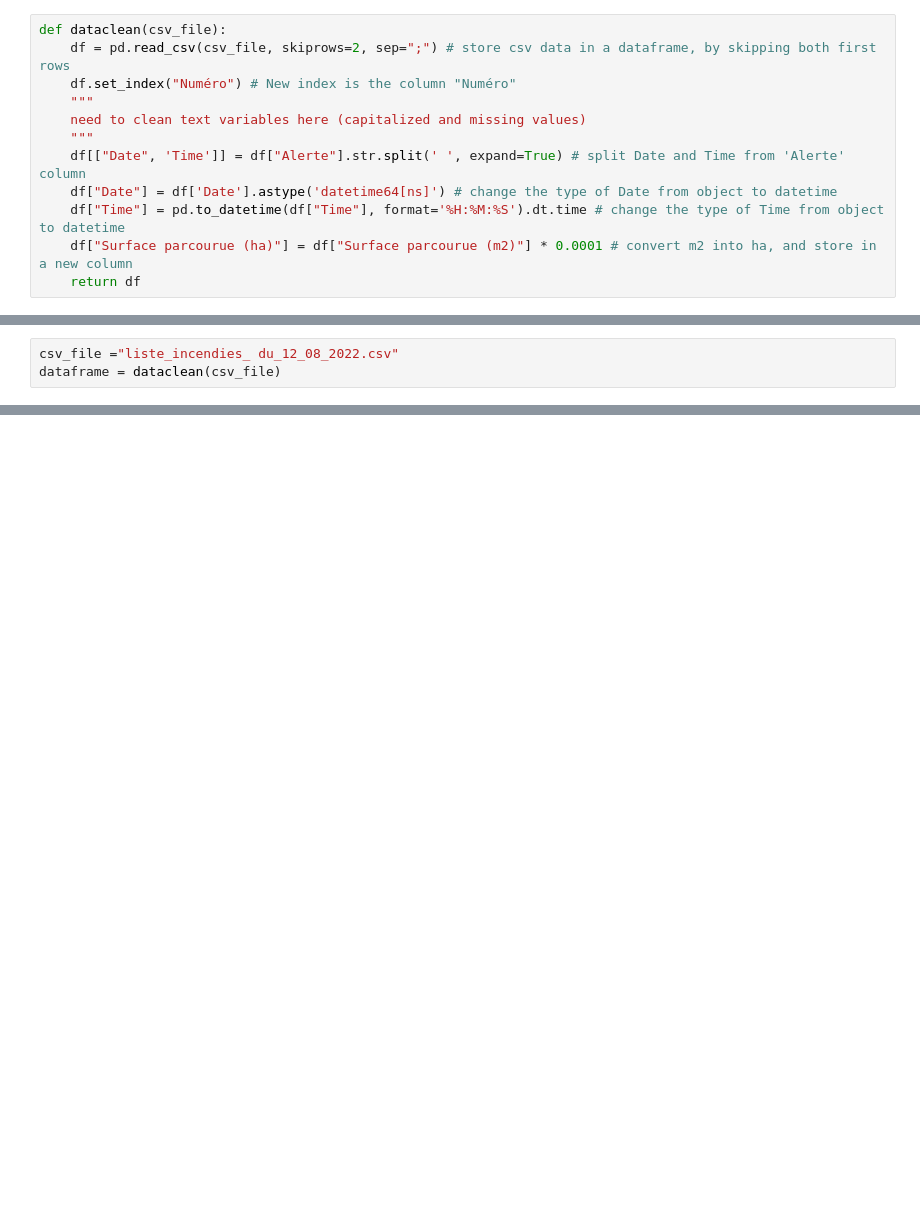
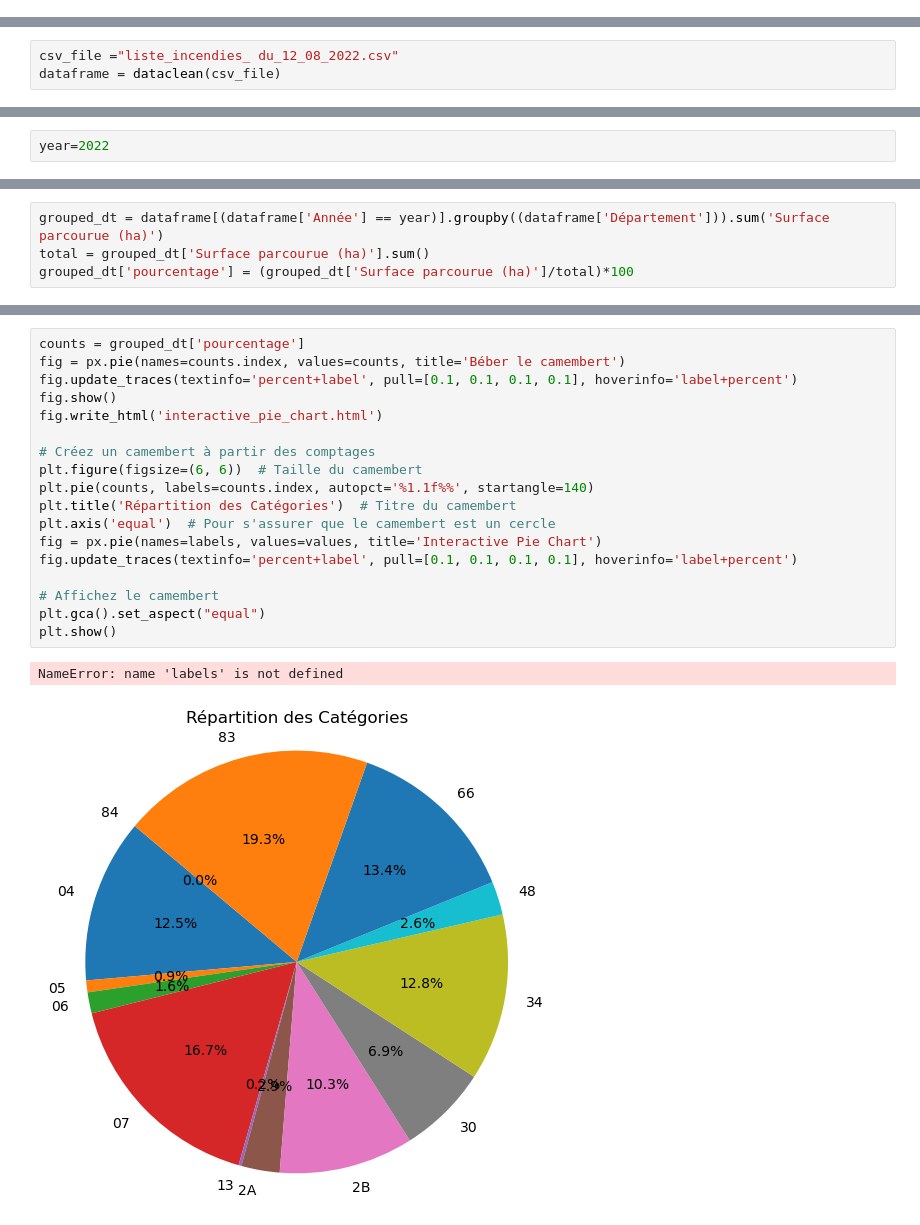
Before and after one commit to Olivierjaylet/Wild_fire_in_France, a Jupyter notebook: Untitled.ipynb, the cells around one changed output, grey strips where cells are left out. Saved outputs shown, nothing was run; the diff lists cells and outputs as text; blank space fills up the shorter version.

Commit message:
assignment almost done. Need to implement statistical tests

```diff
--- a/Untitled.ipynb
+++ b/Untitled.ipynb
@@ -3,12 +0,0 @@ import pandas as pd
-# %%
-def dataclean(csv_file):
-    df = pd.read_csv(csv_file, skiprows=2, sep=";") # store csv data in a dataframe, by skipping both first rows
-    df.set_index("Numéro") # New index is the column "Numéro"
-    """
-    need to clean text variables here (capitalized and missing values)
-    """
-    df[["Date", 'Time']] = df["Alerte"].str.split(' ', expand=True) # split Date and Time from 'Alerte' column
-    df["Date"] = df['Date'].astype('datetime64[ns]') # change the type of Date from object to datetime
-    df["Time"] = pd.to_datetime(df["Time"], format='%H:%M:%S').dt.time # change the type of Time from object to datetime
-    df["Surface parcourue (ha)"] = df["Surface parcourue (m2)"] * 0.0001 # convert m2 into ha, and store in a new column
-    return df
@@ -60,0 +11,2 @@ and the year.
+# %%
+year=2022
@@ -60,0 +31,4 @@ and the year.
+# %%
+grouped_dt = dataframe[(dataframe['Année'] == year)].groupby((dataframe['Département'])).sum('Surface parcourue (ha)')
+total = grouped_dt['Surface parcourue (ha)'].sum()
+grouped_dt['pourcentage'] = (grouped_dt['Surface parcourue (ha)']/total)*100
@@ -60,0 +53,21 @@ and the year.
+# %%
+counts = grouped_dt['pourcentage']
+fig = px.pie(names=counts.index, values=counts, title='Béber le camembert')
+fig.update_traces(textinfo='percent+label', pull=[0.1, 0.1, 0.1, 0.1], hoverinfo='label+percent')
+fig.show()
+fig.write_html('interactive_pie_chart.html')
+
+# Créez un camembert à partir des comptages
+plt.figure(figsize=(6, 6))  # Taille du camembert
+plt.pie(counts, labels=counts.index, autopct='%1.1f%%', startangle=140)
+plt.title('Répartition des Catégories')  # Titre du camembert
+plt.axis('equal')  # Pour s'assurer que le camembert est un cercle
+fig = px.pie(names=labels, values=values, title='Interactive Pie Chart')
+fig.update_traces(textinfo='percent+label', pull=[0.1, 0.1, 0.1, 0.1], hoverinfo='label+percent')
+
+# Affichez le camembert
+plt.gca().set_aspect("equal")
+plt.show()
+# %% [output]
+NameError: name 'labels' is not defined
+[figure, added]
```
Also changed, not shown: parts of 15 cells of this notebook, 4 other files.
